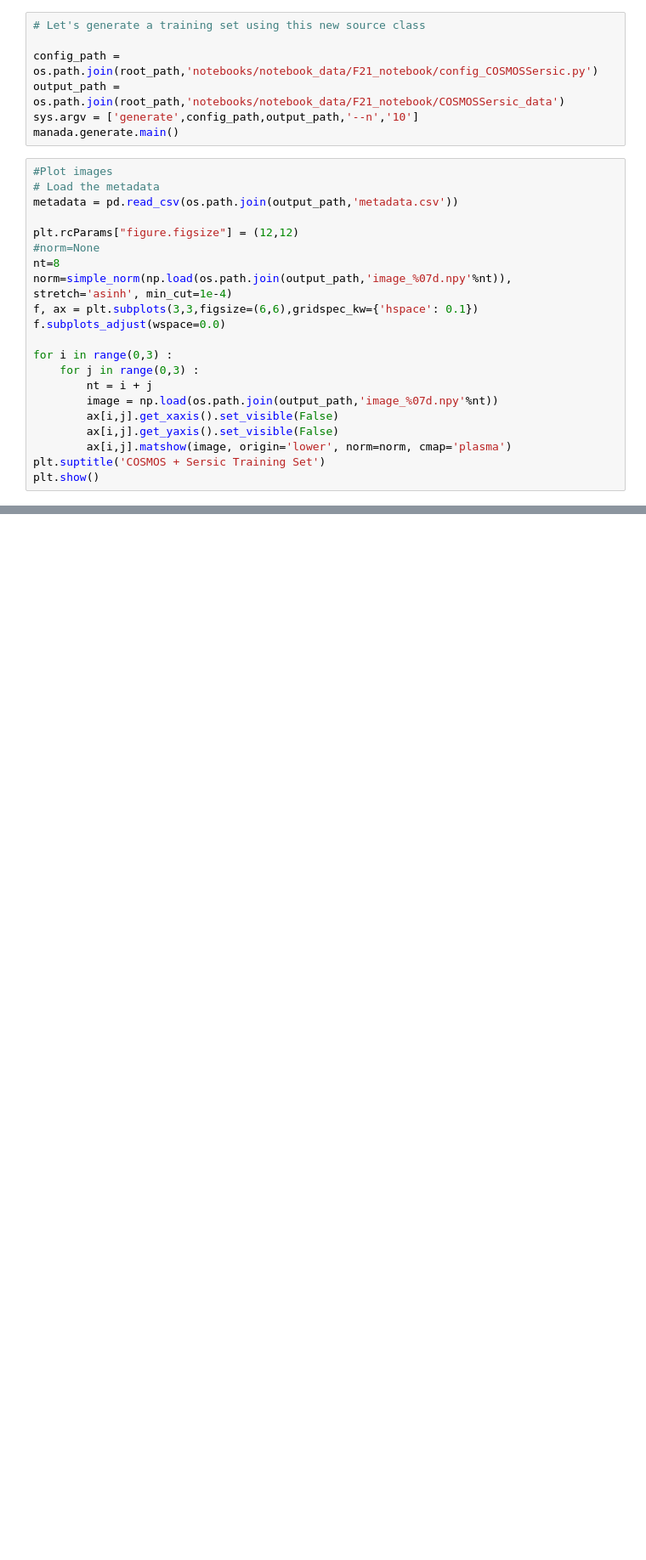
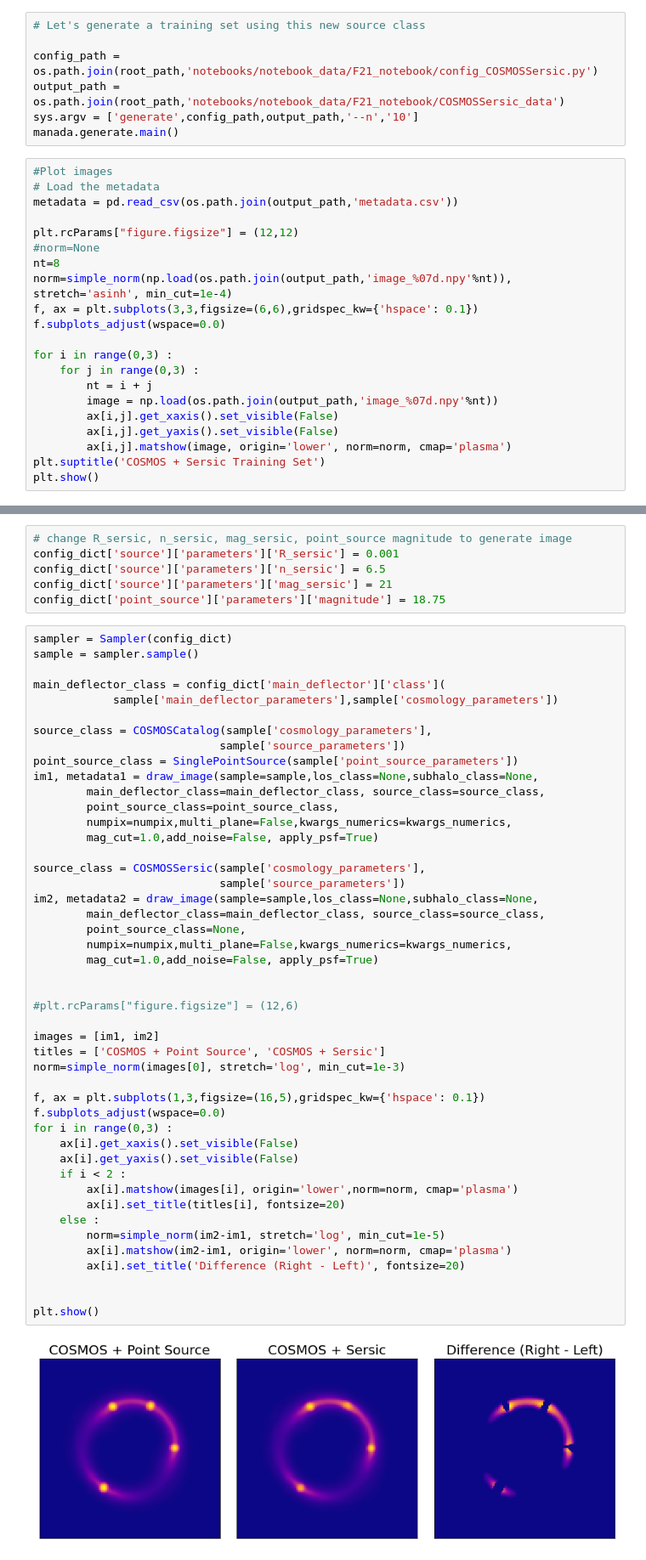
Before and after one commit to swagnercarena/paltas, a Jupyter notebook: notebooks/F21_Manada_Changes.ipynb, the cells around one changed output, grey strips where cells are left out. Shown at 85% size. Cells and saved outputs as stored; diff of their text form; blank space fills up the shorter version.

```diff
--- a/notebooks/F21_Manada_Changes.ipynb
+++ b/notebooks/F21_Manada_Changes.ipynb
@@ -272,0 +299,54 @@ plt.show()
+# %%
+# change R_sersic, n_sersic, mag_sersic, point_source magnitude to generate image
+config_dict['source']['parameters']['R_sersic'] = 0.001
+config_dict['source']['parameters']['n_sersic'] = 6.5
+config_dict['source']['parameters']['mag_sersic'] = 21
+config_dict['point_source']['parameters']['magnitude'] = 18.75
+# %%
+sampler = Sampler(config_dict)
+sample = sampler.sample()
+
+main_deflector_class = config_dict['main_deflector']['class'](
+			sample['main_deflector_parameters'],sample['cosmology_parameters'])
+
+source_class = COSMOSCatalog(sample['cosmology_parameters'],
+							sample['source_parameters'])
+point_source_class = SinglePointSource(sample['point_source_parameters'])
+im1, metadata1 = draw_image(sample=sample,los_class=None,subhalo_class=None,
+		main_deflector_class=main_deflector_class, source_class=source_class,
+		point_source_class=point_source_class,
+		numpix=numpix,multi_plane=False,kwargs_numerics=kwargs_numerics,
+		mag_cut=1.0,add_noise=False, apply_psf=True)
+
+source_class = COSMOSSersic(sample['cosmology_parameters'],
+							sample['source_parameters'])
+im2, metadata2 = draw_image(sample=sample,los_class=None,subhalo_class=None,
+		main_deflector_class=main_deflector_class, source_class=source_class,
+		point_source_class=None,
+		numpix=numpix,multi_plane=False,kwargs_numerics=kwargs_numerics,
+		mag_cut=1.0,add_noise=False, apply_psf=True)
+
+
+#plt.rcParams["figure.figsize"] = (12,6)
+
+images = [im1, im2]
+titles = ['COSMOS + Point Source', 'COSMOS + Sersic']
+norm=simple_norm(images[0], stretch='log', min_cut=1e-3)
+
+f, ax = plt.subplots(1,3,figsize=(16,5),gridspec_kw={'hspace': 0.1})
+f.subplots_adjust(wspace=0.0)
+for i in range(0,3) :
+	ax[i].get_xaxis().set_visible(False)
+	ax[i].get_yaxis().set_visible(False)
+	if i < 2 :
+		ax[i].matshow(images[i], origin='lower',norm=norm, cmap='plasma')
+		ax[i].set_title(titles[i], fontsize=20)
+	else :
+		norm=simple_norm(im2-im1, stretch='log', min_cut=1e-5)
+		ax[i].matshow(im2-im1, origin='lower', norm=norm, cmap='plasma')
+		ax[i].set_title('Difference (Right - Left)', fontsize=20)
+
+
+plt.show()
+# %% [output]
+[figure, added]
```
Also changed, not shown: parts of 9 cells of this notebook, 7 other files.
